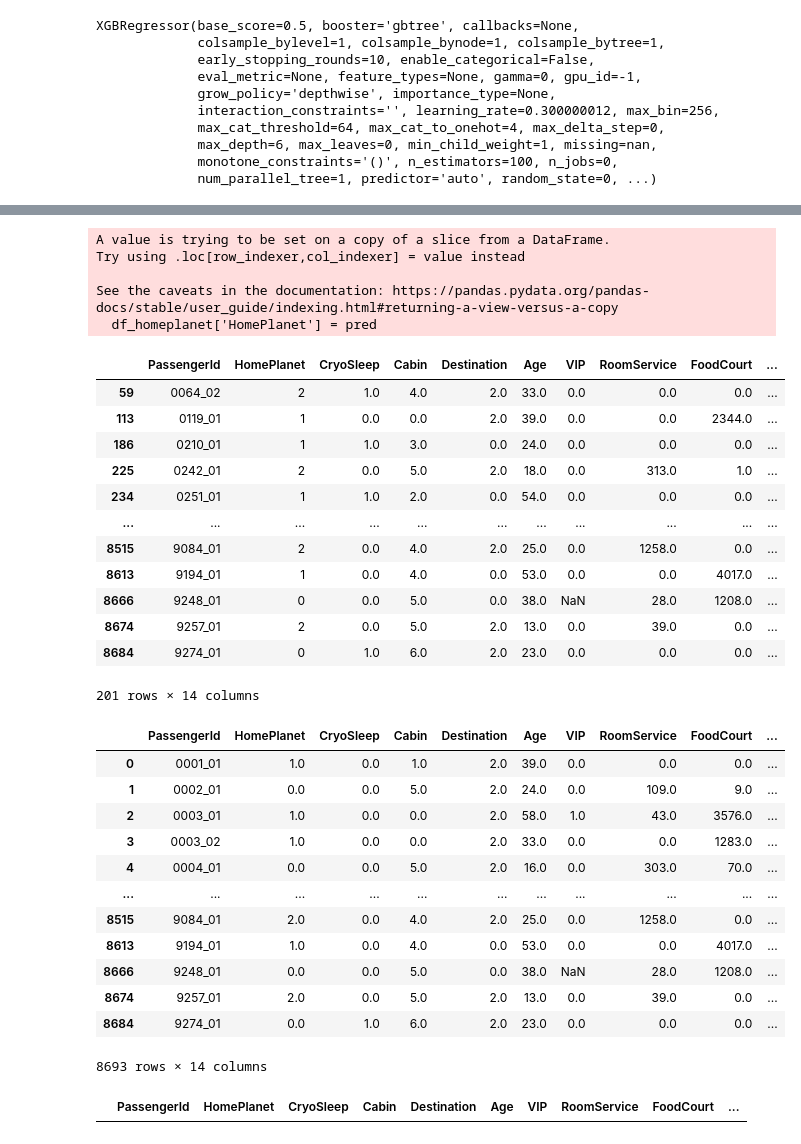
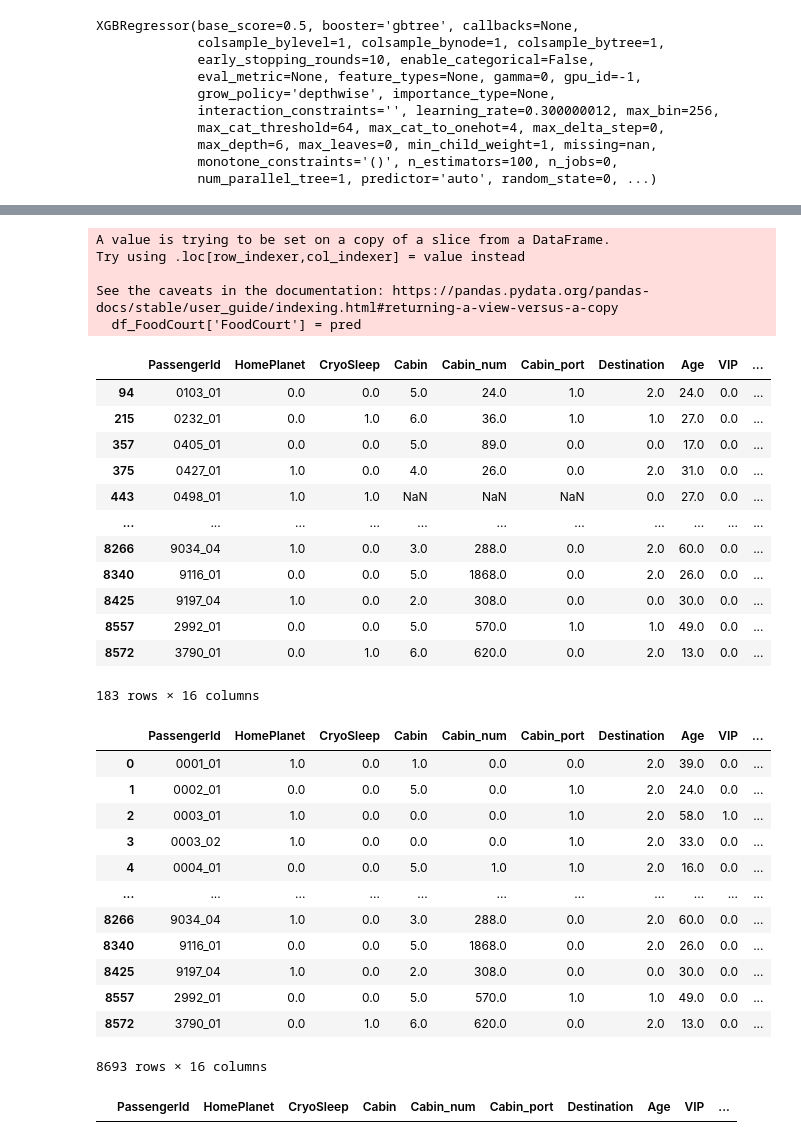
Before and after one commit to LeeJeaHyuk/Multicampus-Big-Data-Utilization-Project, a Jupyter notebook: leejeahyuk/spacetitanic/preprocessing03_XGBRegressor.ipynb, the cells around one changed output, grey strips where cells are left out. Cells and saved outputs as stored; diff of their text form; code cells hidden in the pictures.

```diff
--- a/leejeahyuk/spacetitanic/preprocessing03_XGBRegressor.ipynb
+++ b/leejeahyuk/spacetitanic/preprocessing03_XGBRegressor.ipynb
@@ -68,11 +53,11 @@ df_train[df_train['FoodCourt'].isnull()]
 # train_test_split
 from sklearn.preprocessing import StandardScaler
 from sklearn.model_selection import train_test_split
-X_train, X_test, y_train, y_test = train_test_split(df_train01.drop(['PassengerId','FoodCourt','Name'],axis=1),df_train01['HomePlanet'], test_size=0.2, random_state=42)
+X_train, X_test, y_train, y_test = train_test_split(df_train01.drop(['PassengerId','FoodCourt','Name'],axis=1),df_train01['FoodCourt'], test_size=0.2, random_state=42)
 
-# scaler = StandardScaler().fit(X_train)
-# X_train = scaler.transform(X_train)
-# X_test = scaler.transform(X_test)
+scaler = StandardScaler().fit(X_train)
+X_train = scaler.transform(X_train)
+X_test = scaler.transform(X_test)
 X_train.shape
 y_train.shape
 X_test.shape
@@ -124,6 +109,6 @@ XGBRegressor(base_score=0.5, booster='gbtree', callbacks=None,
              num_parallel_tree=1, predictor='auto', random_state=0, ...)
 # %%
 # df_01 은 df_train 중에서 FoodCourt 의 값이 null인 경우의 데이터프레임
-df_FoodCourt_null = df_homeplanet.drop('FoodCourt',axis=1)
+df_FoodCourt_null = df_FoodCourt.drop('FoodCourt',axis=1)
 df_FoodCourt_null
 # %% [output]
@@ -143,5 +128,6 @@ df_FoodCourt_null
 # %%
 # 훈련된 xgboost모델을 사용해서 df_homeplanet_null의 HomePlanet값을 예측
-pred = model.predict(df_homeplanet_null.drop(['PassengerId','Name'],axis=1))
-pred
+pred = model.predict(df_FoodCourt_null.drop(['PassengerId','Name'],axis=1))
+pred.max()
+pred = np.round(pred)
 # %% [output]
@@ -158,48 +152,48 @@ array([2, 1, 1, 2, 1, 0, 0, 2, 0, 1, 2, 0, 2, 1, 2, 1, 0, 2, 0, 2, 1, 1,
 # %%
 
 # 예측된 값을 다시 df_homeplanet으로 삽입(null값 채우기)
-df_homeplanet['HomePlanet'] = pred
-df_homeplanet
+df_FoodCourt['FoodCourt'] = pred
+df_FoodCourt
 # %% [output]
 A value is trying to be set on a copy of a slice from a DataFrame.
 Try using .loc[row_indexer,col_indexer] = value instead
 
 See the caveats in the documentation: https://pandas.pydata.org/pandas-docs/stable/user_guide/indexing.html#returning-a-view-versus-a-copy
-  df_homeplanet['HomePlanet'] = pred
+  df_FoodCourt['FoodCourt'] = pred
-|  | PassengerId | HomePlanet | CryoSleep | Cabin | Destination | Age | VIP | RoomService | FoodCourt | ... |
-| 59 | 0064_02 | 2 | 1.0 | 4.0 | 2.0 | 33.0 | 0.0 | 0.0 | 0.0 | ... |
-| 113 | 0119_01 | 1 | 0.0 | 0.0 | 2.0 | 39.0 | 0.0 | 0.0 | 2344.0 | ... |
-| 186 | 0210_01 | 1 | 1.0 | 3.0 | 0.0 | 24.0 | 0.0 | 0.0 | 0.0 | ... |
-| 225 | 0242_01 | 2 | 0.0 | 5.0 | 2.0 | 18.0 | 0.0 | 313.0 | 1.0 | ... |
-| 234 | 0251_01 | 1 | 1.0 | 2.0 | 0.0 | 54.0 | 0.0 | 0.0 | 0.0 | ... |
+|  | PassengerId | HomePlanet | CryoSleep | Cabin | Cabin_num | Cabin_port | Destination | Age | VIP | ... |
+| 94 | 0103_01 | 0.0 | 0.0 | 5.0 | 24.0 | 1.0 | 2.0 | 24.0 | 0.0 | ... |
+| 215 | 0232_01 | 0.0 | 1.0 | 6.0 | 36.0 | 1.0 | 1.0 | 27.0 | 0.0 | ... |
+| 357 | 0405_01 | 0.0 | 0.0 | 5.0 | 89.0 | 0.0 | 0.0 | 17.0 | 0.0 | ... |
+| 375 | 0427_01 | 1.0 | 0.0 | 4.0 | 26.0 | 0.0 | 2.0 | 31.0 | 0.0 | ... |
+| 443 | 0498_01 | 1.0 | 1.0 | NaN | NaN | NaN | 0.0 | 27.0 | 0.0 | ... |
 | ... | ... | ... | ... | ... | ... | ... | ... | ... | ... | ... |
-| 8515 | 9084_01 | 2 | 0.0 | 4.0 | 2.0 | 25.0 | 0.0 | 1258.0 | 0.0 | ... |
-| 8613 | 9194_01 | 1 | 0.0 | 4.0 | 0.0 | 53.0 | 0.0 | 0.0 | 4017.0 | ... |
-| 8666 | 9248_01 | 0 | 0.0 | 5.0 | 0.0 | 38.0 | NaN | 28.0 | 1208.0 | ... |
-| 8674 | 9257_01 | 2 | 0.0 | 5.0 | 2.0 | 13.0 | 0.0 | 39.0 | 0.0 | ... |
-| 8684 | 9274_01 | 0 | 1.0 | 6.0 | 2.0 | 23.0 | 0.0 | 0.0 | 0.0 | ... |
+| 8266 | 9034_04 | 1.0 | 0.0 | 3.0 | 288.0 | 0.0 | 2.0 | 60.0 | 0.0 | ... |
+| 8340 | 9116_01 | 0.0 | 0.0 | 5.0 | 1868.0 | 0.0 | 2.0 | 26.0 | 0.0 | ... |
+| 8425 | 9197_04 | 1.0 | 0.0 | 2.0 | 308.0 | 0.0 | 0.0 | 30.0 | 0.0 | ... |
+| 8557 | 2992_01 | 0.0 | 0.0 | 5.0 | 570.0 | 1.0 | 1.0 | 49.0 | 0.0 | ... |
+| 8572 | 3790_01 | 0.0 | 1.0 | 6.0 | 620.0 | 0.0 | 2.0 | 13.0 | 0.0 | ... |
-201 rows × 14 columns
+183 rows × 16 columns
 # %%
 
 # null값을 채운 dataframe과 df_train01 합치기
-df_update = pd.concat([df_train01,df_homeplanet],axis=0)
+df_update = pd.concat([df_train01,df_FoodCourt],axis=0)
 df_update
 # %% [output]
-|  | PassengerId | HomePlanet | CryoSleep | Cabin | Destination | Age | VIP | RoomService | FoodCourt | ... |
-| 0 | 0001_01 | 1.0 | 0.0 | 1.0 | 2.0 | 39.0 | 0.0 | 0.0 | 0.0 | ... |
-| 1 | 0002_01 | 0.0 | 0.0 | 5.0 | 2.0 | 24.0 | 0.0 | 109.0 | 9.0 | ... |
-| 2 | 0003_01 | 1.0 | 0.0 | 0.0 | 2.0 | 58.0 | 1.0 | 43.0 | 3576.0 | ... |
-| 3 | 0003_02 | 1.0 | 0.0 | 0.0 | 2.0 | 33.0 | 0.0 | 0.0 | 1283.0 | ... |
-| 4 | 0004_01 | 0.0 | 0.0 | 5.0 | 2.0 | 16.0 | 0.0 | 303.0 | 70.0 | ... |
+|  | PassengerId | HomePlanet | CryoSleep | Cabin | Cabin_num | Cabin_port | Destination | Age | VIP | ... |
+| 0 | 0001_01 | 1.0 | 0.0 | 1.0 | 0.0 | 0.0 | 2.0 | 39.0 | 0.0 | ... |
+| 1 | 0002_01 | 0.0 | 0.0 | 5.0 | 0.0 | 1.0 | 2.0 | 24.0 | 0.0 | ... |
+| 2 | 0003_01 | 1.0 | 0.0 | 0.0 | 0.0 | 1.0 | 2.0 | 58.0 | 1.0 | ... |
+| 3 | 0003_02 | 1.0 | 0.0 | 0.0 | 0.0 | 1.0 | 2.0 | 33.0 | 0.0 | ... |
+| 4 | 0004_01 | 0.0 | 0.0 | 5.0 | 1.0 | 1.0 | 2.0 | 16.0 | 0.0 | ... |
 | ... | ... | ... | ... | ... | ... | ... | ... | ... | ... | ... |
-| 8515 | 9084_01 | 2.0 | 0.0 | 4.0 | 2.0 | 25.0 | 0.0 | 1258.0 | 0.0 | ... |
-| 8613 | 9194_01 | 1.0 | 0.0 | 4.0 | 0.0 | 53.0 | 0.0 | 0.0 | 4017.0 | ... |
-| 8666 | 9248_01 | 0.0 | 0.0 | 5.0 | 0.0 | 38.0 | NaN | 28.0 | 1208.0 | ... |
-| 8674 | 9257_01 | 2.0 | 0.0 | 5.0 | 2.0 | 13.0 | 0.0 | 39.0 | 0.0 | ... |
-| 8684 | 9274_01 | 0.0 | 1.0 | 6.0 | 2.0 | 23.0 | 0.0 | 0.0 | 0.0 | ... |
+| 8266 | 9034_04 | 1.0 | 0.0 | 3.0 | 288.0 | 0.0 | 2.0 | 60.0 | 0.0 | ... |
+| 8340 | 9116_01 | 0.0 | 0.0 | 5.0 | 1868.0 | 0.0 | 2.0 | 26.0 | 0.0 | ... |
+| 8425 | 9197_04 | 1.0 | 0.0 | 2.0 | 308.0 | 0.0 | 0.0 | 30.0 | 0.0 | ... |
+| 8557 | 2992_01 | 0.0 | 0.0 | 5.0 | 570.0 | 1.0 | 1.0 | 49.0 | 0.0 | ... |
+| 8572 | 3790_01 | 0.0 | 1.0 | 6.0 | 620.0 | 0.0 | 2.0 | 13.0 | 0.0 | ... |
-8693 rows × 14 columns
+8693 rows × 16 columns
 # %%
-df_update[df_update['HomePlanet'].isnull()]
+df_update[df_update['FoodCourt'].isnull()]
 # %% [output]
-|  | PassengerId | HomePlanet | CryoSleep | Cabin | Destination | Age | VIP | RoomService | FoodCourt | ... |
+|  | PassengerId | HomePlanet | CryoSleep | Cabin | Cabin_num | Cabin_port | Destination | Age | VIP | ... |
 # %%
```
Also changed, not shown: parts of 5 cells of this notebook, 45 other files.
